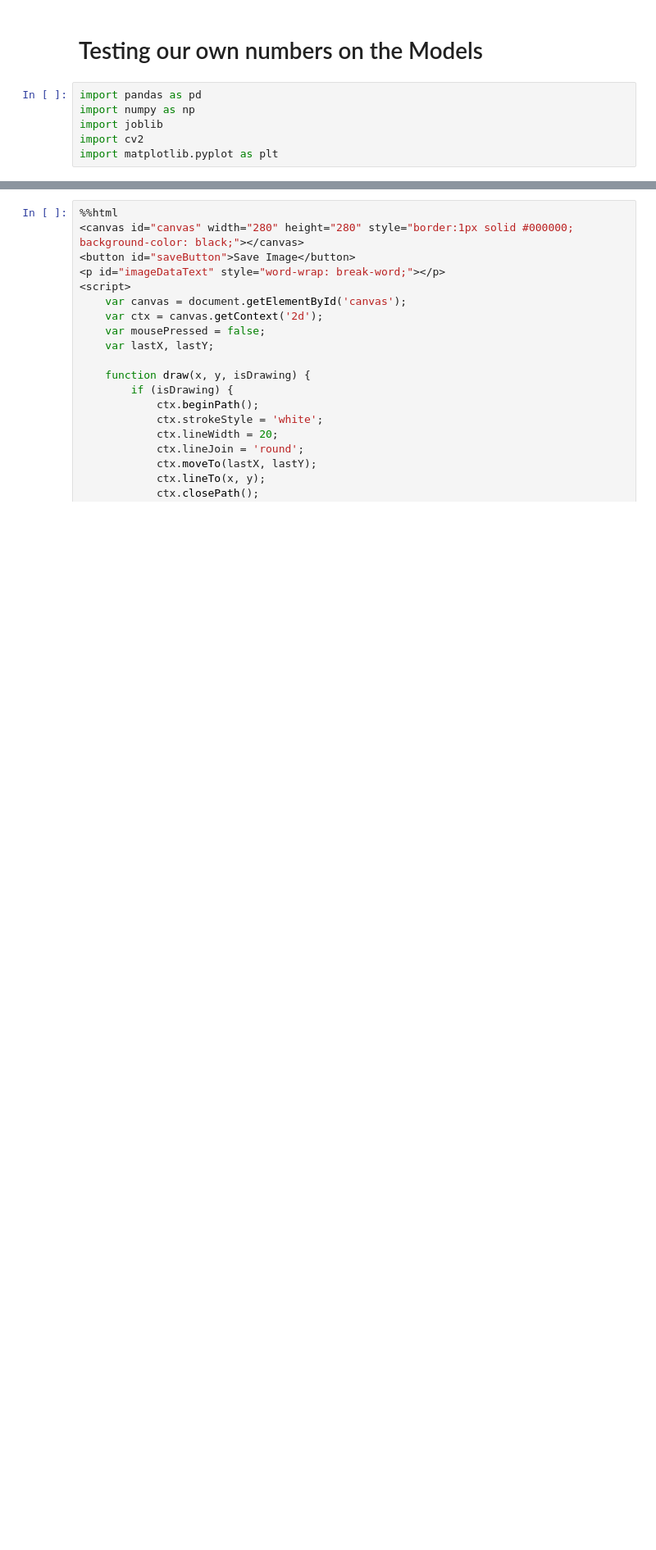
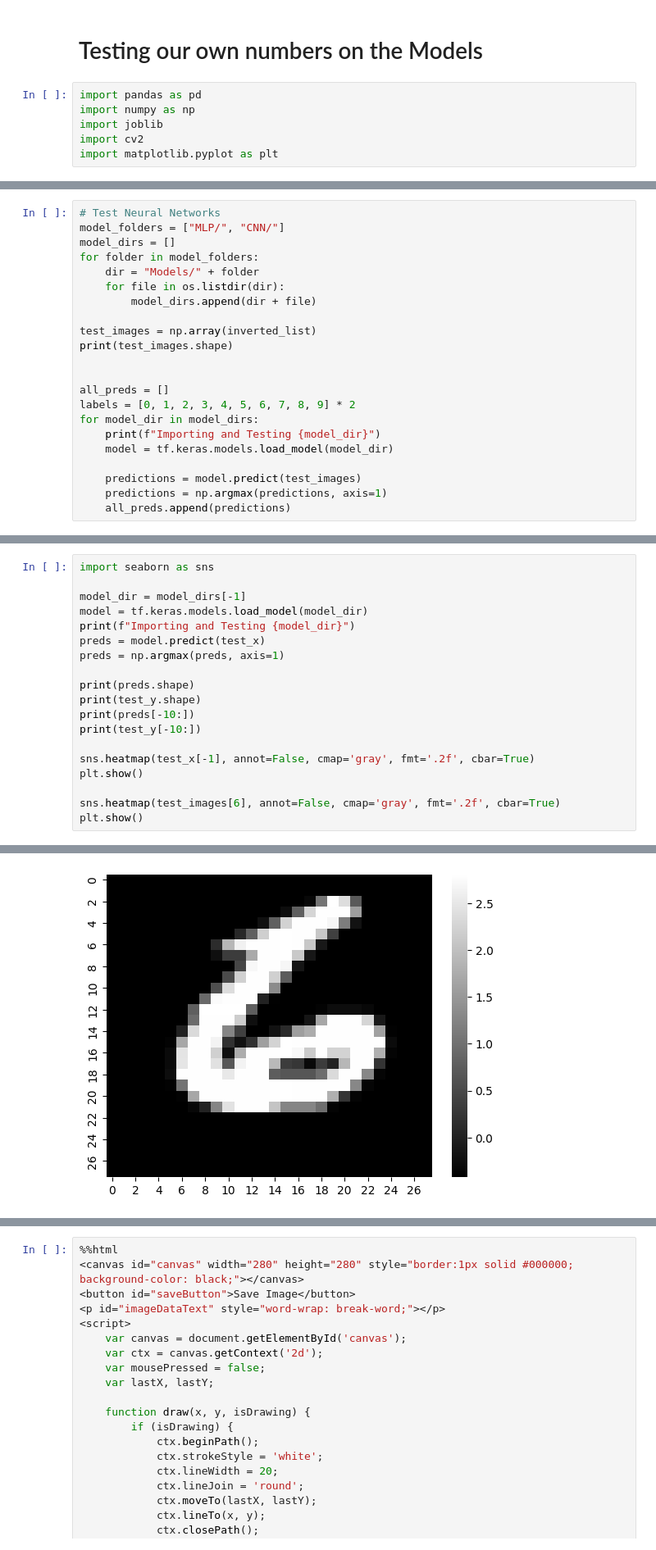
Before and after one commit to gabriel-emanuel/MSAAI-501-Final, a Jupyter notebook: Testing_our_own_nums.ipynb, the cells around one changed output, grey strips where cells are left out. Shown: that part at 82% size. Cells and saved outputs as stored; diff of their text form; blank space fills up the shorter version.

```diff
--- a/Testing_our_own_nums.ipynb
+++ b/Testing_our_own_nums.ipynb
@@ -91,0 +133,22 @@ Image 9: [0 0 0 0 0 0 0 0 0 0]...
+# %%
+# Test Neural Networks
+model_folders = ["MLP/", "CNN/"]
+model_dirs = []
+for folder in model_folders:
+    dir = "Models/" + folder
+    for file in os.listdir(dir):
+        model_dirs.append(dir + file)
+
+test_images = np.array(inverted_list)
+print(test_images.shape)
+
+
+all_preds = []
+labels = [0, 1, 2, 3, 4, 5, 6, 7, 8, 9] * 2
+for model_dir in model_dirs:
+    print(f"Importing and Testing {model_dir}")
+    model = tf.keras.models.load_model(model_dir)
+
+    predictions = model.predict(test_images)
+    predictions = np.argmax(predictions, axis=1)
+    all_preds.append(predictions)
@@ -91,0 +170,20 @@ Image 9: [0 0 0 0 0 0 0 0 0 0]...
+# %%
+import seaborn as sns
+
+model_dir = model_dirs[-1]
+model = tf.keras.models.load_model(model_dir)
+print(f"Importing and Testing {model_dir}")
+preds = model.predict(test_x)
+preds = np.argmax(preds, axis=1)
+
+print(preds.shape)
+print(test_y.shape)
+print(preds[-10:])
+print(test_y[-10:])
+
+sns.heatmap(test_x[-1], annot=False, cmap='gray', fmt='.2f', cbar=True)
+plt.show()
+
+sns.heatmap(test_images[6], annot=False, cmap='gray', fmt='.2f', cbar=True)
+plt.show()
+# %% [output]
@@ -91,0 +197 @@ Image 9: [0 0 0 0 0 0 0 0 0 0]...
+[figure, added]
```
Also changed, not shown: parts of 11 cells of this notebook, 5 other files.
